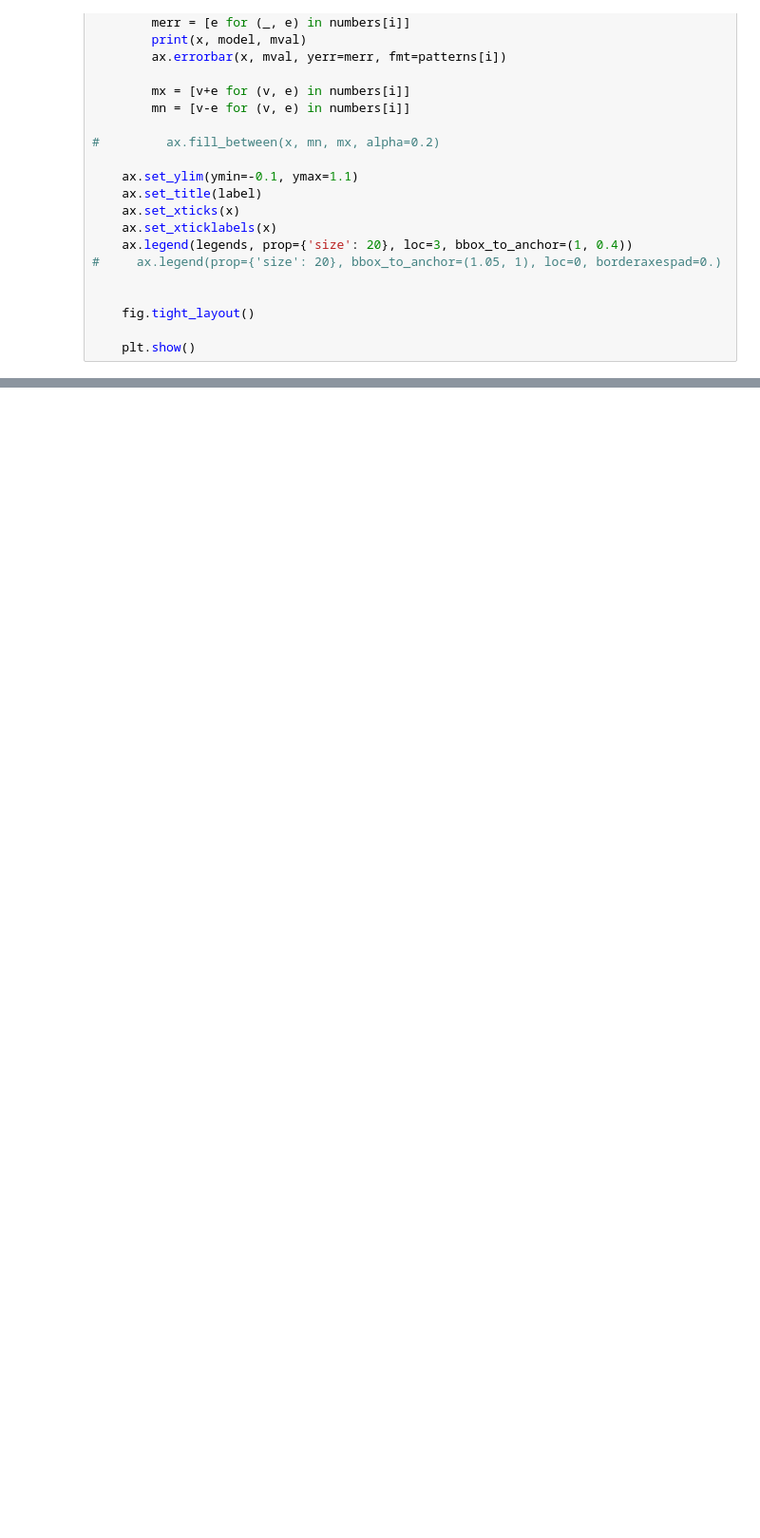
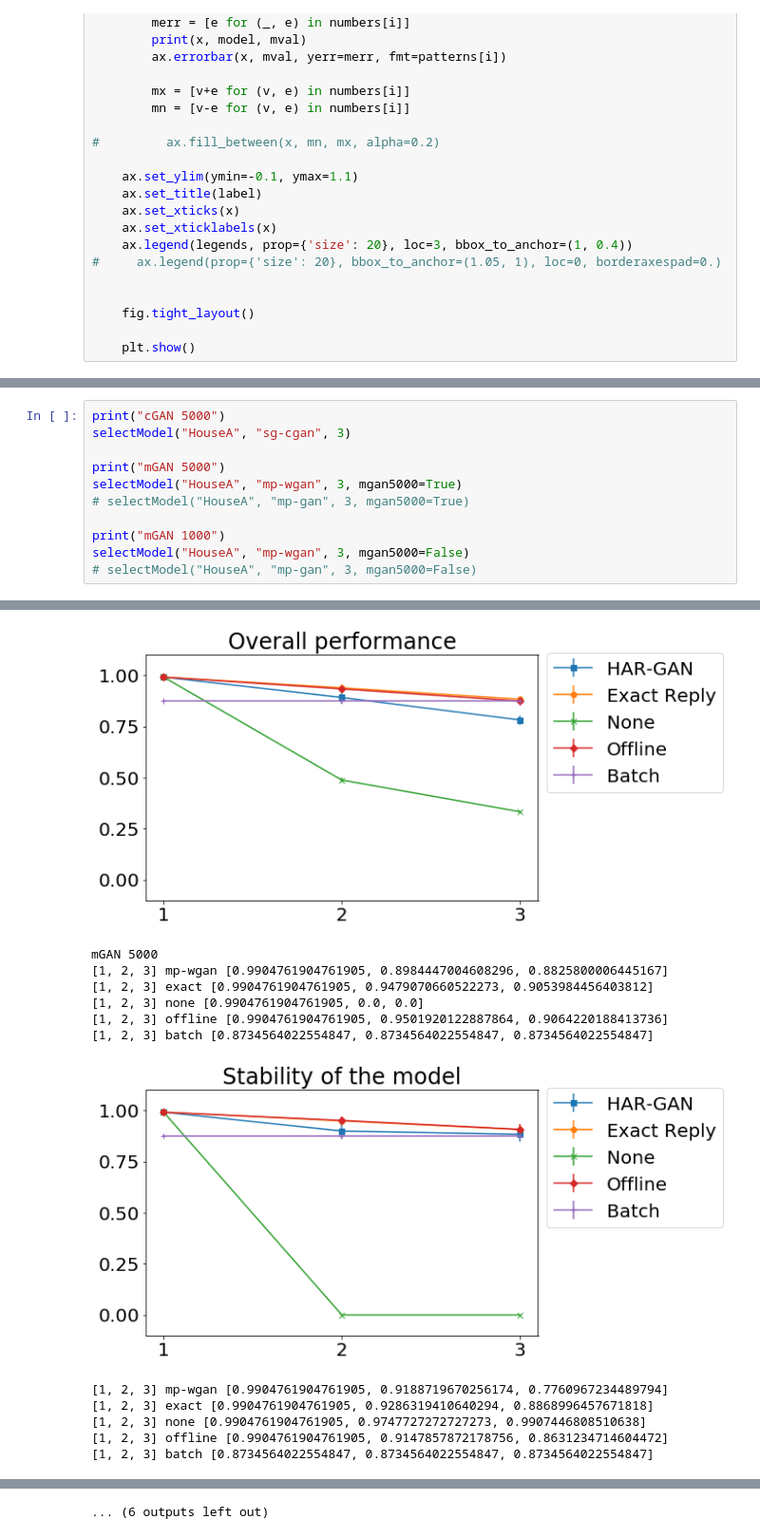
Before and after one commit to chameleonTK/continual-learning-for-HAR, a Jupyter notebook: Reports/Figures/Continual Plot.ipynb, the cells around one changed output, grey strips where cells are left out. Shown at 95% size. Drawn from its saved outputs; the diff is of its cells as text; blank space fills up the shorter version.

```diff
--- a/Reports/Figures/Continual Plot.ipynb
+++ b/Reports/Figures/Continual Plot.ipynb
@@ -357,0 +368,12 @@ selectModel("HouseA", "sg-cgan", 3)
+# %%
+print("cGAN 5000")
+selectModel("HouseA", "sg-cgan", 3)
+
+print("mGAN 5000")
+selectModel("HouseA", "mp-wgan", 3, mgan5000=True)
+# selectModel("HouseA", "mp-gan", 3, mgan5000=True)
+
+print("mGAN 1000")
+selectModel("HouseA", "mp-wgan", 3, mgan5000=False)
+# selectModel("HouseA", "mp-gan", 3, mgan5000=False)
+# %% [output]
@@ -357,0 +398,13 @@ selectModel("HouseA", "sg-cgan", 3)
+[figure, added]
+mGAN 5000
+[1, 2, 3] mp-wgan [0.9904761904761905, 0.8984447004608296, 0.8825800006445167]
+[1, 2, 3] exact [0.9904761904761905, 0.9479070660522273, 0.9053984456403812]
+[1, 2, 3] none [0.9904761904761905, 0.0, 0.0]
+[1, 2, 3] offline [0.9904761904761905, 0.9501920122887864, 0.9064220188413736]
+[1, 2, 3] batch [0.8734564022554847, 0.8734564022554847, 0.8734564022554847]
+[figure, added]
+[1, 2, 3] mp-wgan [0.9904761904761905, 0.9188719670256174, 0.7760967234489794]
+[1, 2, 3] exact [0.9904761904761905, 0.9286319410640294, 0.8868996457671818]
+[1, 2, 3] none [0.9904761904761905, 0.9747727272727273, 0.9907446808510638]
+[1, 2, 3] offline [0.9904761904761905, 0.9147857872178756, 0.8631234714604472]
+[1, 2, 3] batch [0.8734564022554847, 0.8734564022554847, 0.8734564022554847]
@@ -358 +418,2 @@ selectModel("HouseA", "sg-cgan", 3)
+... (6 outputs left out)
 # %%
```
Also changed, not shown: parts of 11 cells of this notebook, 5 other files.
